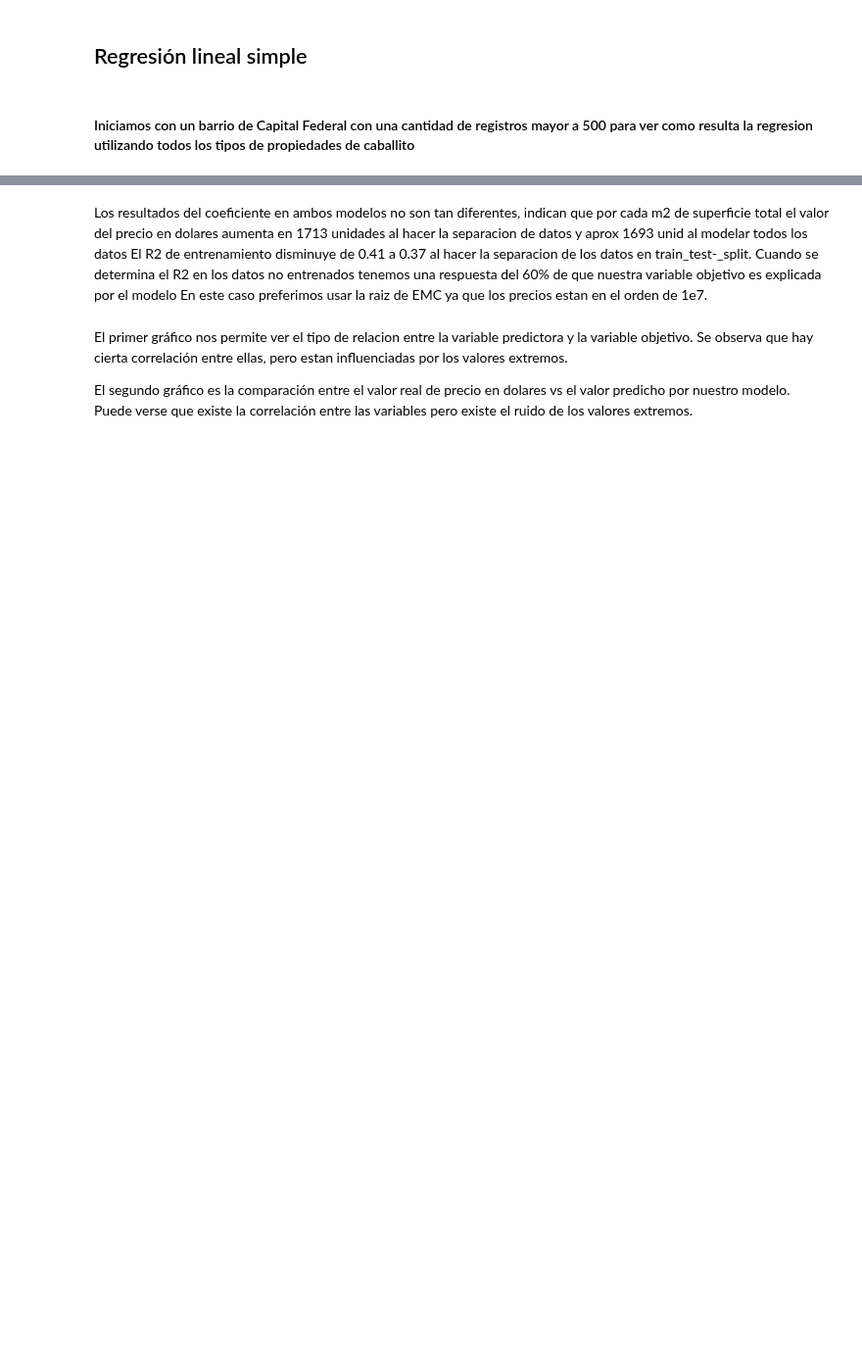
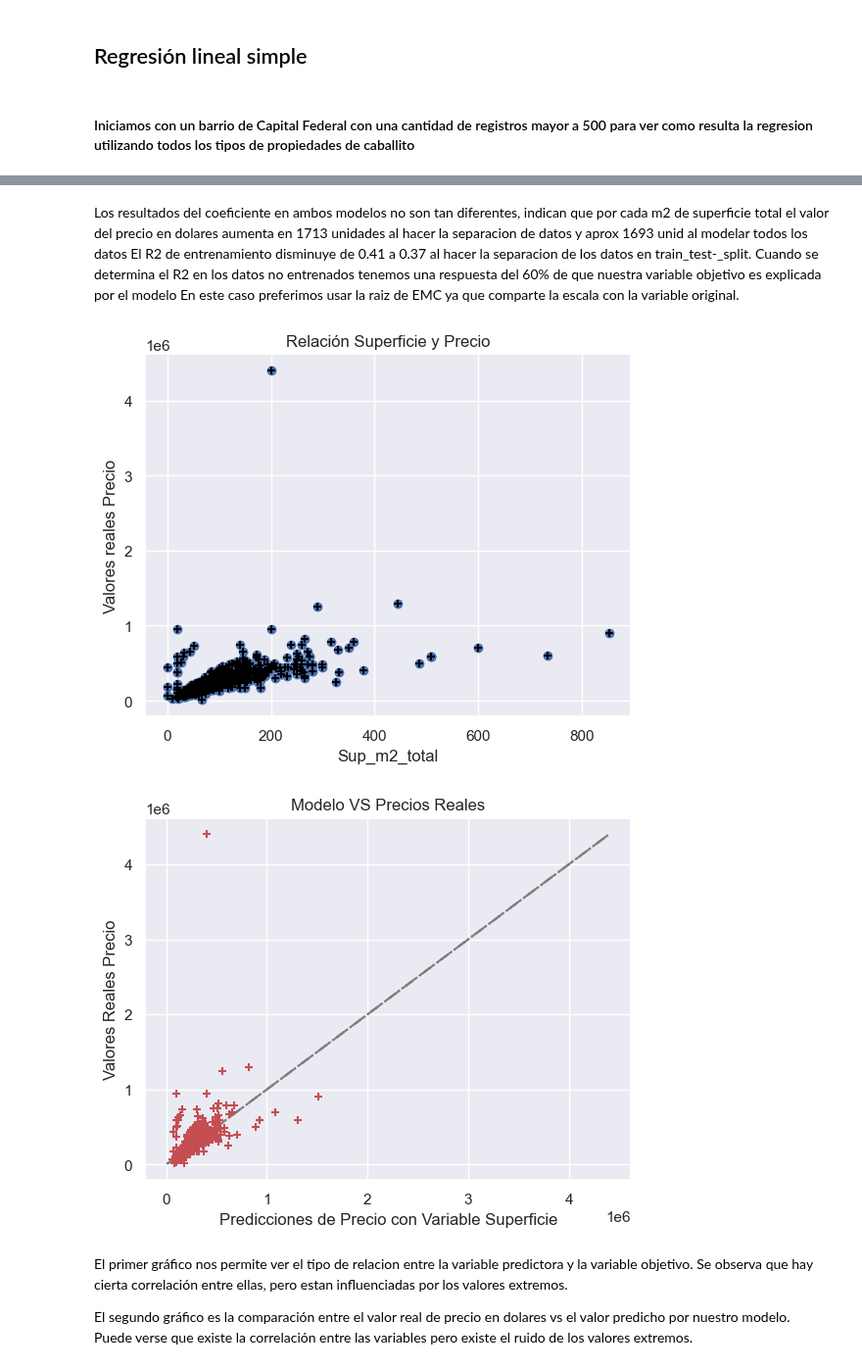
Before and after one commit to LuiosDyet/dh-ds-pi-1, a Jupyter notebook: TP2/d_regresion_lineal_simple.ipynb, the cells around one changed output, grey strips where cells are left out. Shown at 98% size. Saved outputs shown, nothing was run; the diff lists cells and outputs as text; code cells hidden in the pictures; blank space fills up the shorter version.

```diff
--- a/TP2/d_regresion_lineal_simple.ipynb
+++ b/TP2/d_regresion_lineal_simple.ipynb
@@ -74,23 +87,26 @@ print ("r_EMC:", np.sqrt(mean_squared_error(y, predictions_1)))
 Los resultados del coeficiente en ambos modelos no son tan diferentes, indican que por cada m2 de superficie total el valor del precio en dolares aumenta en 1713 unidades al hacer la separacion de datos y aprox 1693 unid al modelar todos los datos
 El R2 de entrenamiento disminuye de 0.41 a 0.37 al hacer la separacion de los datos en train_test-_split.
 Cuando se determina el R2 en los datos no entrenados tenemos una respuesta del 60% de que nuestra variable objetivo es explicada por el modelo
-En este caso preferimos usar la raiz de EMC ya que los precios estan en el orden de 1e7.
+En este caso preferimos usar la raiz de EMC ya que comparte la escala con la variable original.
 # %%
 # Graficamos la variable X contra la variable Y,
 plt.scatter(X, y, s=30, c='black', marker='+', zorder=10)
 plt.scatter(X, y)
-plt.xlabel("sup_m2_total")
-plt.ylabel("Valores reales precio_usd")
-plt.title('Relación entre sup_m2_total y precio_usd')
+plt.xlabel("Sup_m2_total")
+plt.ylabel("Valores reales Precio")
+plt.title('Relación Superficie y Precio')
 plt.show()
 
 # Graficamos el modelo re regresion del modelo con train_test_split
 plt.plot(y,y, '-.',c='grey')
 plt.scatter(predictions, y, s=30, c='r', marker='+', zorder=10)
-plt.xlabel("Predicciones de precio_usd usando sup_m2_total")
-plt.ylabel("Valores reales precio_usd")
-plt.title('Comparación entre el modelo y los valores reales de precio_usd')
+plt.xlabel("Predicciones de Precio con Variable Superficie")
+plt.ylabel("Valores Reales Precio")
+plt.title('Modelo VS Precios Reales')
 plt.show()
+# %% [output]
+[figure, added]
+[figure, added]
 # %% [markdown]
 El primer gráfico nos permite ver el tipo de relacion entre la variable predictora y la variable objetivo. Se observa que hay cierta correlación entre ellas, pero estan influenciadas por los valores extremos.
 
```
Also changed, not shown: parts of 9 cells of this notebook.
